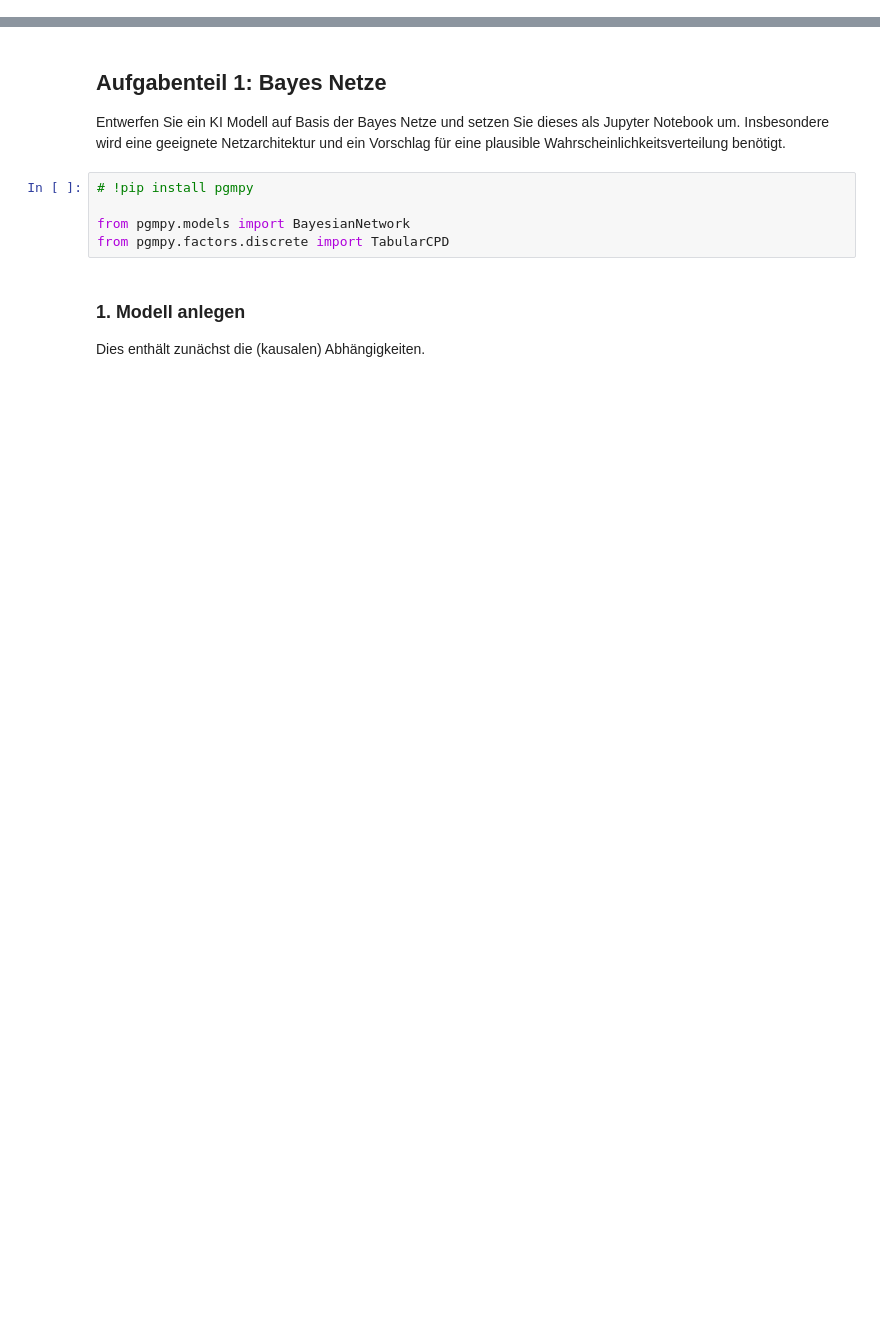
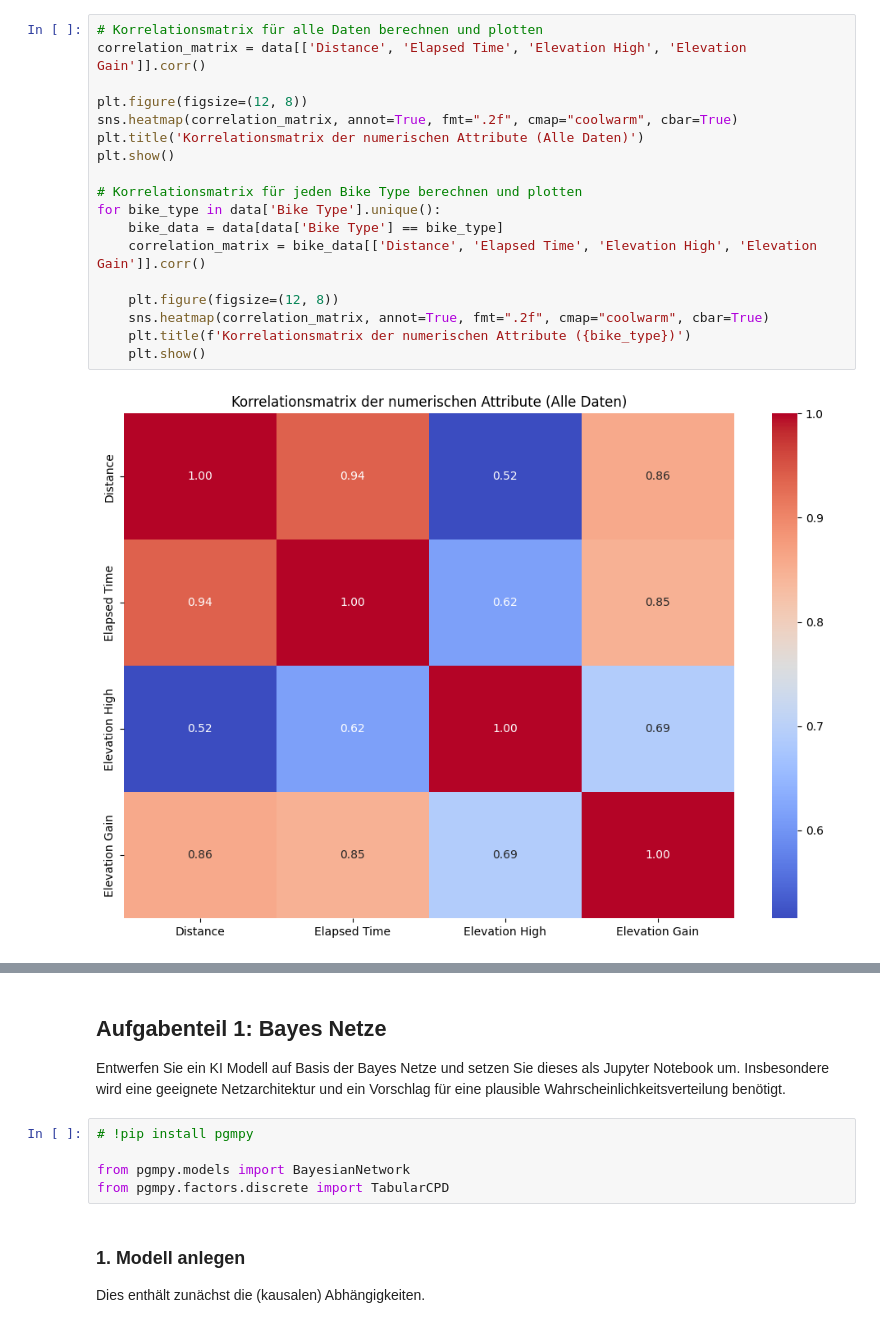
Before and after one commit to risky-dev-11/Laborarbeit---BAYES_CBR, a Jupyter notebook: Assignment_Bayes_CBR.ipynb, the cells around one changed output, grey strips where cells are left out. Drawn from its saved outputs; the diff is of its cells as text; blank space fills up the shorter version.

```diff
--- a/Assignment_Bayes_CBR.ipynb
+++ b/Assignment_Bayes_CBR.ipynb
@@ -73,0 +194,20 @@ plt.show()
+# %%
+# Korrelationsmatrix für alle Daten berechnen und plotten
+correlation_matrix = data[['Distance', 'Elapsed Time', 'Elevation High', 'Elevation Gain']].corr()
+
+plt.figure(figsize=(12, 8))
+sns.heatmap(correlation_matrix, annot=True, fmt=".2f", cmap="coolwarm", cbar=True)
+plt.title('Korrelationsmatrix der numerischen Attribute (Alle Daten)')
+plt.show()
+
+# Korrelationsmatrix für jeden Bike Type berechnen und plotten
+for bike_type in data['Bike Type'].unique():
+    bike_data = data[data['Bike Type'] == bike_type]
+    correlation_matrix = bike_data[['Distance', 'Elapsed Time', 'Elevation High', 'Elevation Gain']].corr()
+
+    plt.figure(figsize=(12, 8))
+    sns.heatmap(correlation_matrix, annot=True, fmt=".2f", cmap="coolwarm", cbar=True)
+    plt.title(f'Korrelationsmatrix der numerischen Attribute ({bike_type})')
+    plt.show()
+# %% [output]
+[figure, added]
```
Also changed, not shown: parts of 23 cells of this notebook.
